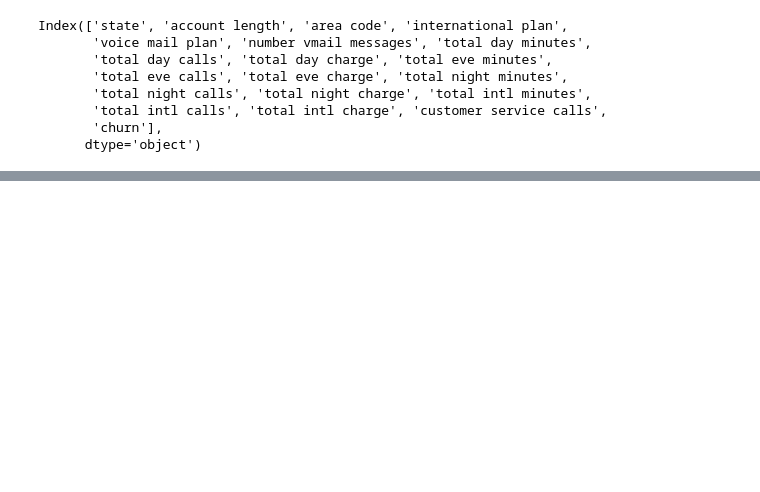
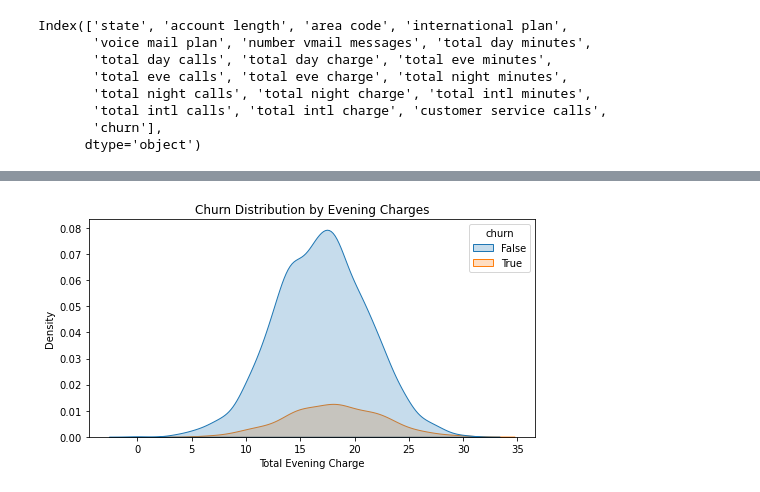
Before and after one commit to Ingavi39/Phase-3-project-, a Jupyter notebook: Phase 3 project.ipynb, the cells around one changed output, grey strips where cells are left out. Saved outputs shown, nothing was run; the diff lists cells and outputs as text; code cells hidden in the pictures; blank space fills up the shorter version.

```diff
--- a/Phase 3 project.ipynb
+++ b/Phase 3 project.ipynb
@@ -206,0 +292,5 @@ TypeError: numpy boolean subtract, the `-` operator, is not supported, use the b
+# %%
+# Churn by evening charges
+plot_churn_kde(df, 'total eve charge', 'Evening')
+# %% [output]
+[figure, added]
```
Also changed, not shown: parts of 40 cells of this notebook.
